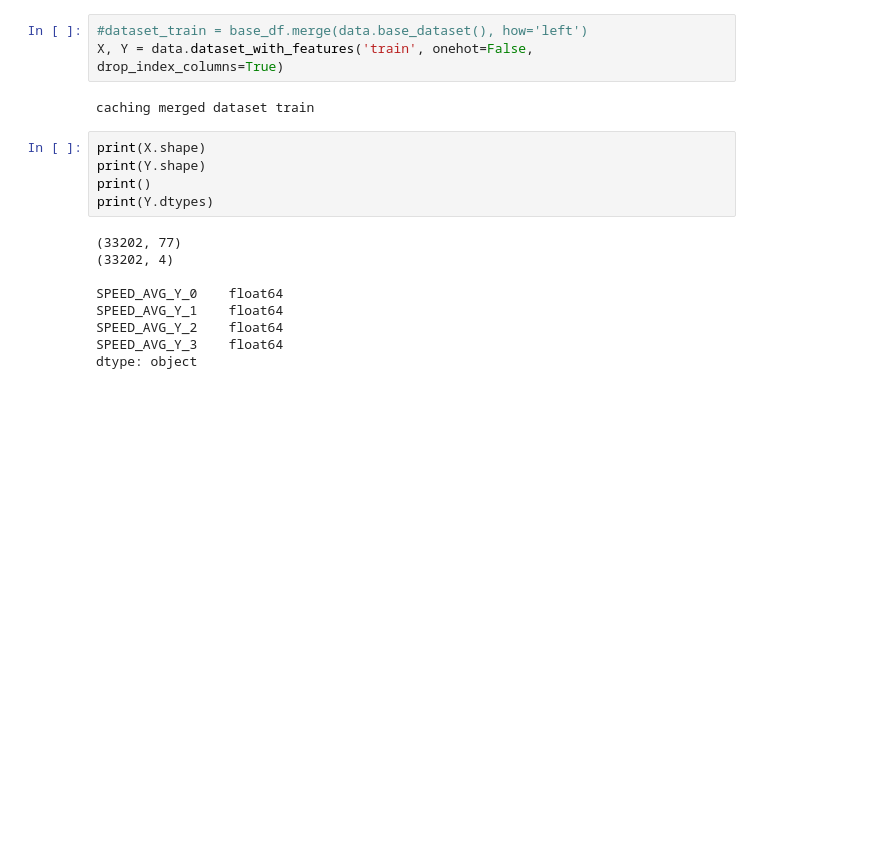
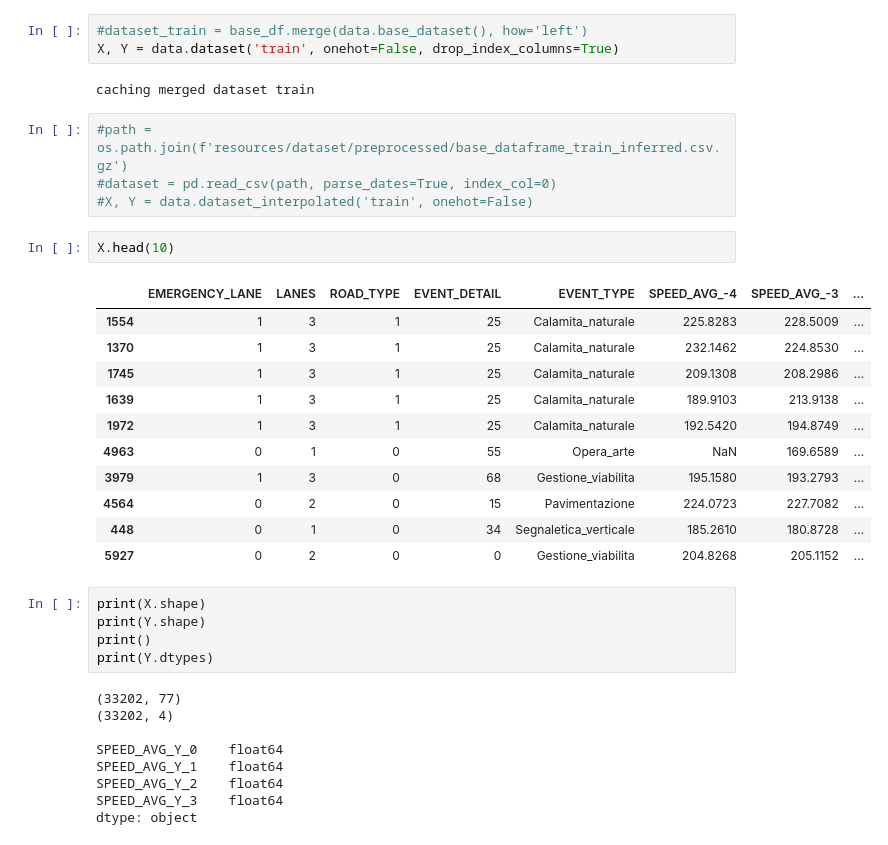
Before and after one commit to gianpy15/DMProject, a Jupyter notebook: notebooks/federico/prova catboost.ipynb, the cells around one changed output. Cells and saved outputs as stored; diff of their text form; blank space fills up the shorter version.

```diff
--- a/notebooks/federico/prova catboost.ipynb
+++ b/notebooks/federico/prova catboost.ipynb
@@ -32,9 +32,27 @@ import src.data as data
 import src.utility as utility
 # %%
 #dataset_train = base_df.merge(data.base_dataset(), how='left')
-X, Y = data.dataset_with_features('train', onehot=False, drop_index_columns=True)
+X, Y = data.dataset('train', onehot=False, drop_index_columns=True)
 # %% [output]
 caching merged dataset train
+# %%
+#path = os.path.join(f'resources/dataset/preprocessed/base_dataframe_train_inferred.csv.gz')
+#dataset = pd.read_csv(path, parse_dates=True, index_col=0)
+#X, Y = data.dataset_interpolated('train', onehot=False)
+# %%
+X.head(10)
+# %% [output]
+|  | EMERGENCY_LANE | LANES | ROAD_TYPE | EVENT_DETAIL | EVENT_TYPE | SPEED_AVG_-4 | SPEED_AVG_-3 | ... |
+| 1554 | 1 | 3 | 1 | 25 | Calamita_naturale | 225.8283 | 228.5009 | ... |
+| 1370 | 1 | 3 | 1 | 25 | Calamita_naturale | 232.1462 | 224.8530 | ... |
+| 1745 | 1 | 3 | 1 | 25 | Calamita_naturale | 209.1308 | 208.2986 | ... |
+| 1639 | 1 | 3 | 1 | 25 | Calamita_naturale | 189.9103 | 213.9138 | ... |
+| 1972 | 1 | 3 | 1 | 25 | Calamita_naturale | 192.5420 | 194.8749 | ... |
+| 4963 | 0 | 1 | 0 | 55 | Opera_arte | NaN | 169.6589 | ... |
+| 3979 | 1 | 3 | 0 | 68 | Gestione_viabilita | 195.1580 | 193.2793 | ... |
+| 4564 | 0 | 2 | 0 | 15 | Pavimentazione | 224.0723 | 227.7082 | ... |
+| 448 | 0 | 1 | 0 | 34 | Segnaletica_verticale | 185.2610 | 180.8728 | ... |
+| 5927 | 0 | 2 | 0 | 0 | Gestione_viabilita | 204.8268 | 205.1152 | ... |
 # %%
 print(X.shape)
 print(Y.shape)
```
Also changed, not shown: parts of 11 cells of this notebook, 2 other files.
